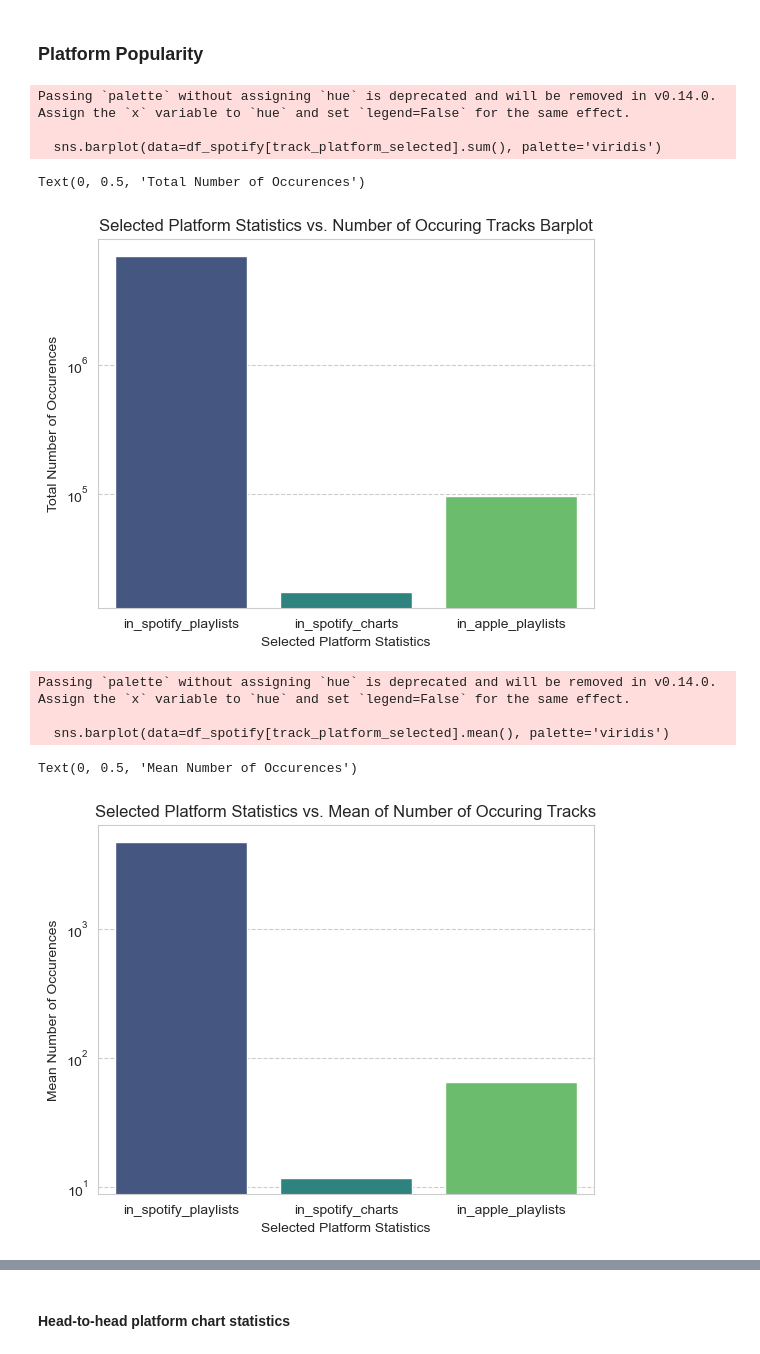
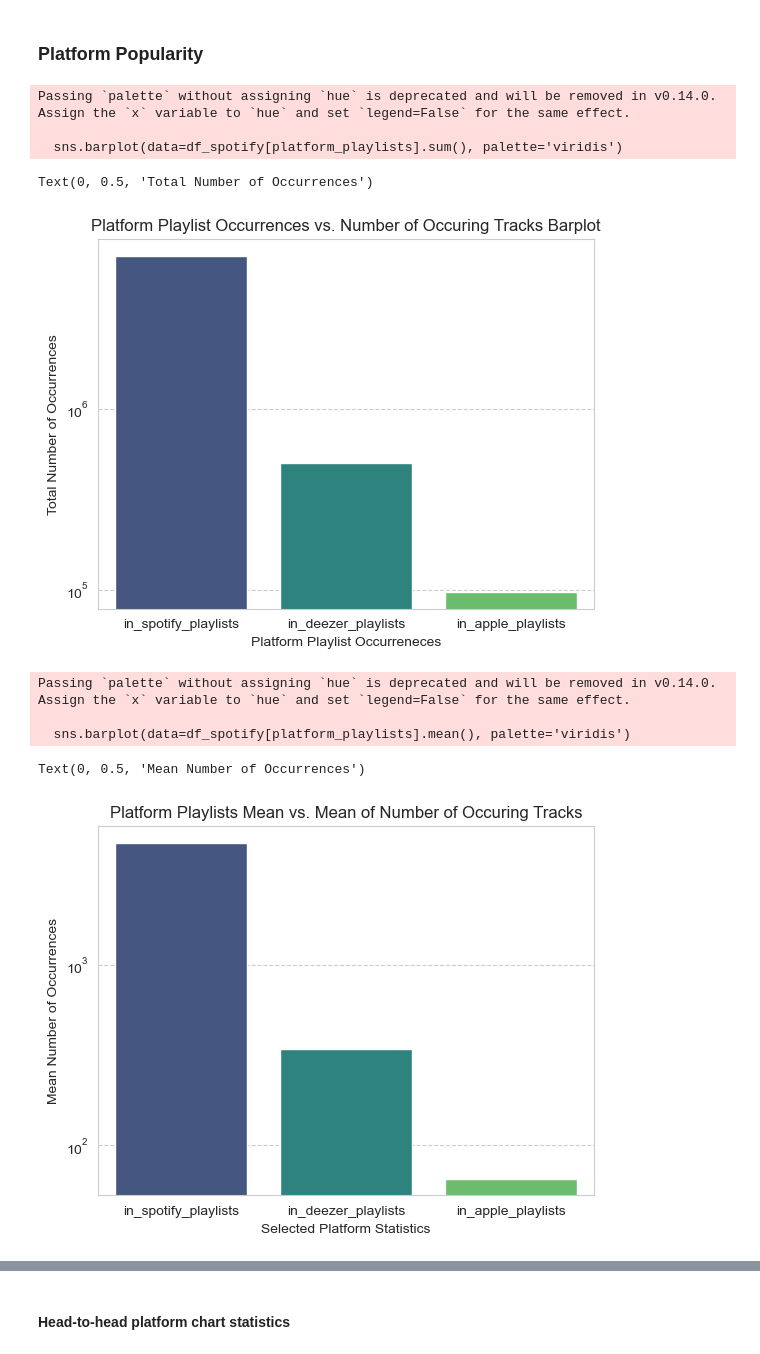
Before and after one commit to Angel0po/EDA_BON-AO, a Jupyter notebook: EDA_BON-AO.ipynb, the cells around one changed output, grey strips where cells are left out. Saved outputs shown, nothing was run; the diff lists cells and outputs as text; code cells hidden in the pictures.

```diff
--- a/EDA_BON-AO.ipynb
+++ b/EDA_BON-AO.ipynb
@@ -827,42 +825,42 @@ Text(0.5, 1.0, 'Heatmap of Streams & Different Music Attributes')
 # %% [markdown]
 ### Platform Popularity
 # %%
-track_platform_selected = ['in_spotify_playlists','in_spotify_charts','in_apple_playlists']
+platform_playlists = ['in_spotify_playlists','in_deezer_playlists','in_apple_playlists']
 # Select the specified platform statistics
 
-sns.barplot(data=df_spotify[track_platform_selected].sum(), palette='viridis')
+sns.barplot(data=df_spotify[platform_playlists].sum(), palette='viridis')
 # Creates barplot with their respecive means and also colors it
 
 plt.yscale('log')
 # Scales the bar sizes
 
-plt.title("Selected Platform Statistics vs. Number of Occuring Tracks Barplot")
-plt.xlabel("Selected Platform Statistics")
-plt.ylabel("Total Number of Occurences")
+plt.title("Platform Playlist Occurrences vs. Number of Occuring Tracks Barplot")
+plt.xlabel("Platform Playlist Occurreneces")
+plt.ylabel("Total Number of Occurrences")
 # Labels the plot's title, x-axis, and y-axis
 # %% [output]
 Passing `palette` without assigning `hue` is deprecated and will be removed in v0.14.0. Assign the `x` variable to `hue` and set `legend=False` for the same effect.
 
-  sns.barplot(data=df_spotify[track_platform_selected].sum(), palette='viridis')
+  sns.barplot(data=df_spotify[platform_playlists].sum(), palette='viridis')
-Text(0, 0.5, 'Total Number of Occurences')
+Text(0, 0.5, 'Total Number of Occurrences')
-[figure, old version]
+[figure, new version]
 # %%
-track_platform_selected = ['in_spotify_playlists','in_spotify_charts','in_apple_playlists']
+platform_playlists = ['in_spotify_playlists','in_deezer_playlists','in_apple_playlists']
 # Select the specified platform statistics
 
-sns.barplot(data=df_spotify[track_platform_selected].mean(), palette='viridis')
+sns.barplot(data=df_spotify[platform_playlists].mean(), palette='viridis')
 # Creates barplot with their respecive means and also colors it
 
 plt.yscale('log')
 # Scales the bar sizes
 
-plt.title("Selected Platform Statistics vs. Mean of Number of Occuring Tracks")
+plt.title("Platform Playlists Mean vs. Mean of Number of Occuring Tracks")
 plt.xlabel("Selected Platform Statistics")
-plt.ylabel("Mean Number of Occurences")
+plt.ylabel("Mean Number of Occurrences")
 # Labels the plot's title, x-axis, and y-axis
 # %% [output]
 Passing `palette` without assigning `hue` is deprecated and will be removed in v0.14.0. Assign the `x` variable to `hue` and set `legend=False` for the same effect.
 
-  sns.barplot(data=df_spotify[track_platform_selected].mean(), palette='viridis')
+  sns.barplot(data=df_spotify[platform_playlists].mean(), palette='viridis')
-Text(0, 0.5, 'Mean Number of Occurences')
+Text(0, 0.5, 'Mean Number of Occurrences')
-[figure, old version]
+[figure, new version]
```
Also changed, not shown: parts of 34 cells of this notebook.
